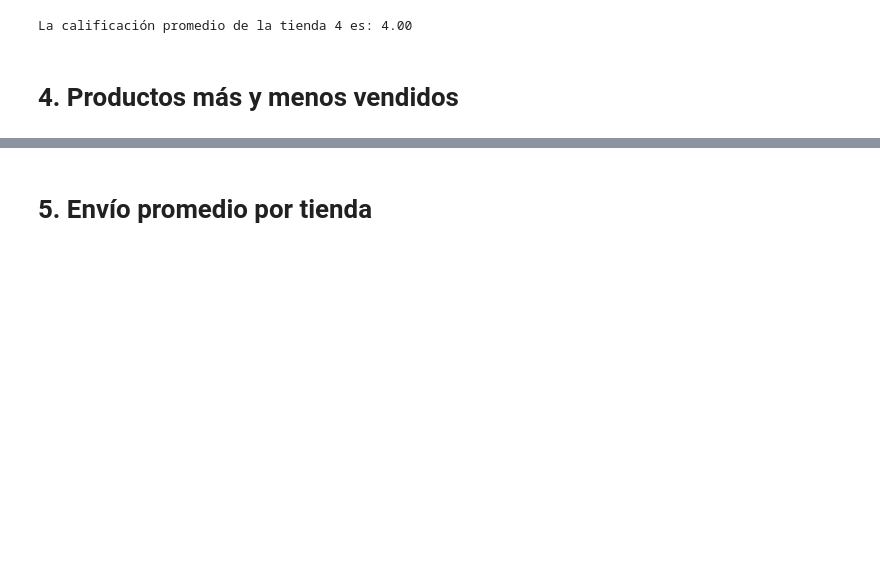
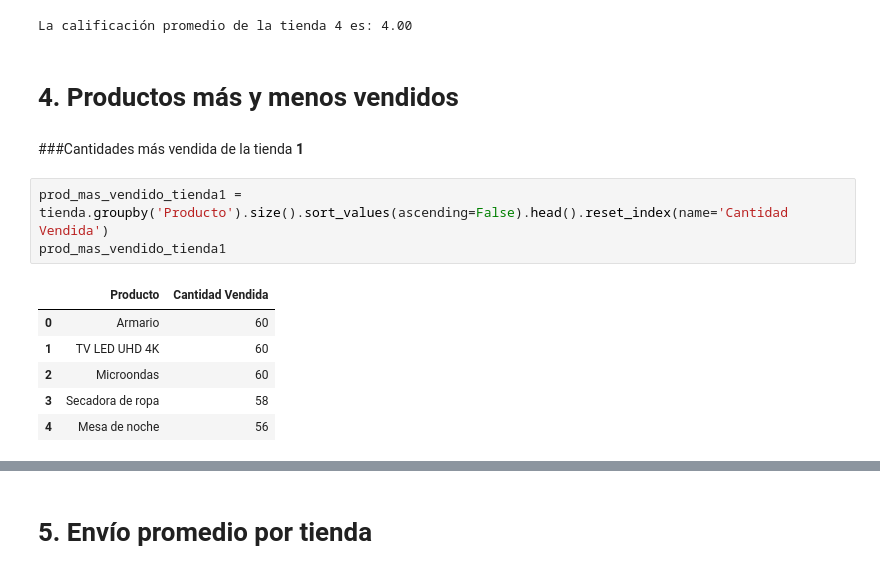
Before and after one commit to ghost22r/challenge-amigo-secreto-aluram, a Jupyter notebook: AluraStoreLatam.ipynb, the cells around one changed output, grey strips where cells are left out. Cells and saved outputs as stored; diff of their text form; blank space fills up the shorter version.

```diff
--- a/AluraStoreLatam.ipynb
+++ b/AluraStoreLatam.ipynb
@@ -155,3 +155,15 @@ print(f'La calificación promedio de la tienda 4 es: {calificacion_promedio_tien
 La calificación promedio de la tienda 4 es: 4.00
 # %% [markdown]
 # 4. Productos más y menos vendidos
+# %% [markdown]
+###Cantidades más vendida de la tienda **1**
+# %%
+prod_mas_vendido_tienda1 = tienda.groupby('Producto').size().sort_values(ascending=False).head().reset_index(name='Cantidad Vendida')
+prod_mas_vendido_tienda1
+# %% [output]
+|  | Producto | Cantidad Vendida |
+| 0 | Armario | 60 |
+| 1 | TV LED UHD 4K | 60 |
+| 2 | Microondas | 60 |
+| 3 | Secadora de ropa | 58 |
+| 4 | Mesa de noche | 56 |
```
Also changed, not shown: parts of 18 cells of this notebook.
